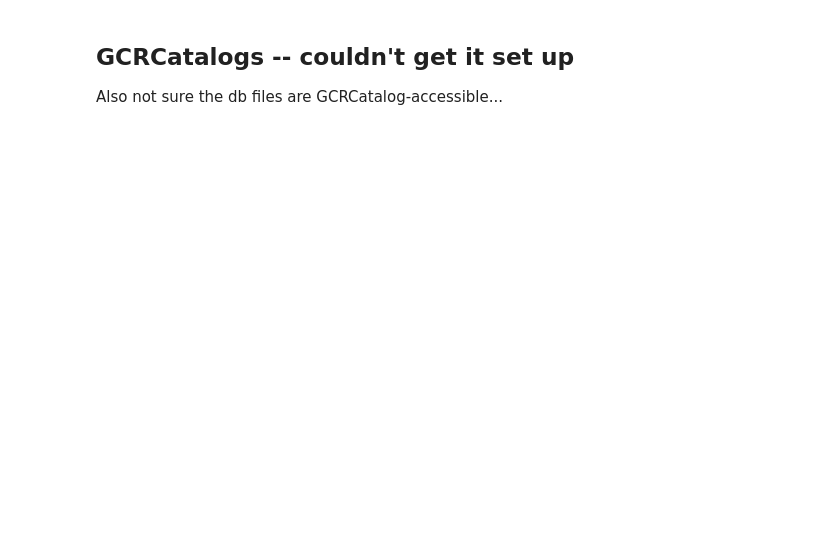
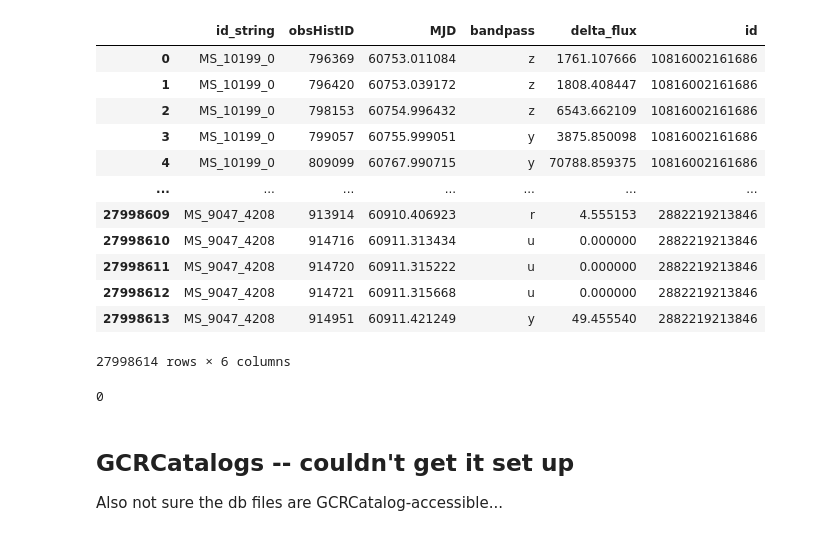
Before and after one commit to rubin-dp0/cst-dev, a Jupyter notebook: MLG_sandbox/DP02/explore_desc_new_truth_tables.ipynb, the cells around one changed output. Saved outputs shown, nothing was run; the diff lists cells and outputs as text; code cells hidden in the pictures; blank space fills up the shorter version.

```diff
--- a/MLG_sandbox/DP02/explore_desc_new_truth_tables.ipynb
+++ b/MLG_sandbox/DP02/explore_desc_new_truth_tables.ipynb
@@ -16,0 +199,3 @@ import time
+# %%
+%%time
+result_sn_var = pd.read_parquet(pfnm_sn_var)
@@ -17,3 +205,24 @@ import time
+# %%
+result_sn_var
+# %% [output]
+|  | id_string | obsHistID | MJD | bandpass | delta_flux | id |
+| 0 | MS_10199_0 | 796369 | 60753.011084 | z | 1761.107666 | 10816002161686 |
+| 1 | MS_10199_0 | 796420 | 60753.039172 | z | 1808.408447 | 10816002161686 |
+| 2 | MS_10199_0 | 798153 | 60754.996432 | z | 6543.662109 | 10816002161686 |
+| 3 | MS_10199_0 | 799057 | 60755.999051 | y | 3875.850098 | 10816002161686 |
+| 4 | MS_10199_0 | 809099 | 60767.990715 | y | 70788.859375 | 10816002161686 |
+| ... | ... | ... | ... | ... | ... | ... |
+| 27998609 | MS_9047_4208 | 913914 | 60910.406923 | r | 4.555153 | 2882219213846 |
+| 27998610 | MS_9047_4208 | 914716 | 60911.313434 | u | 0.000000 | 2882219213846 |
+| 27998611 | MS_9047_4208 | 914720 | 60911.315222 | u | 0.000000 | 2882219213846 |
+| 27998612 | MS_9047_4208 | 914721 | 60911.315668 | u | 0.000000 | 2882219213846 |
+| 27998613 | MS_9047_4208 | 914951 | 60911.421249 | y | 49.455540 | 2882219213846 |
+27998614 rows × 6 columns
+# %%
+del result_sn_sum, result_sn_var
+gc.collect()
+# %% [output]
+0
 # %% [markdown]
 ## GCRCatalogs -- couldn't get it set up
 
```
Also changed, not shown: parts of 48 cells of this notebook.
